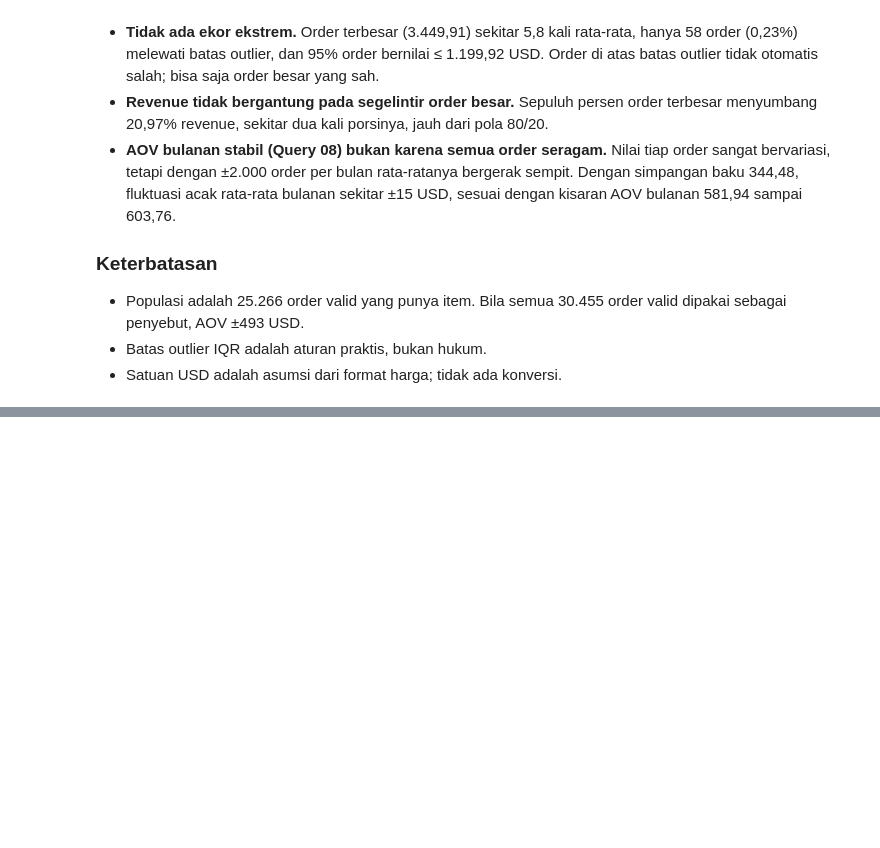
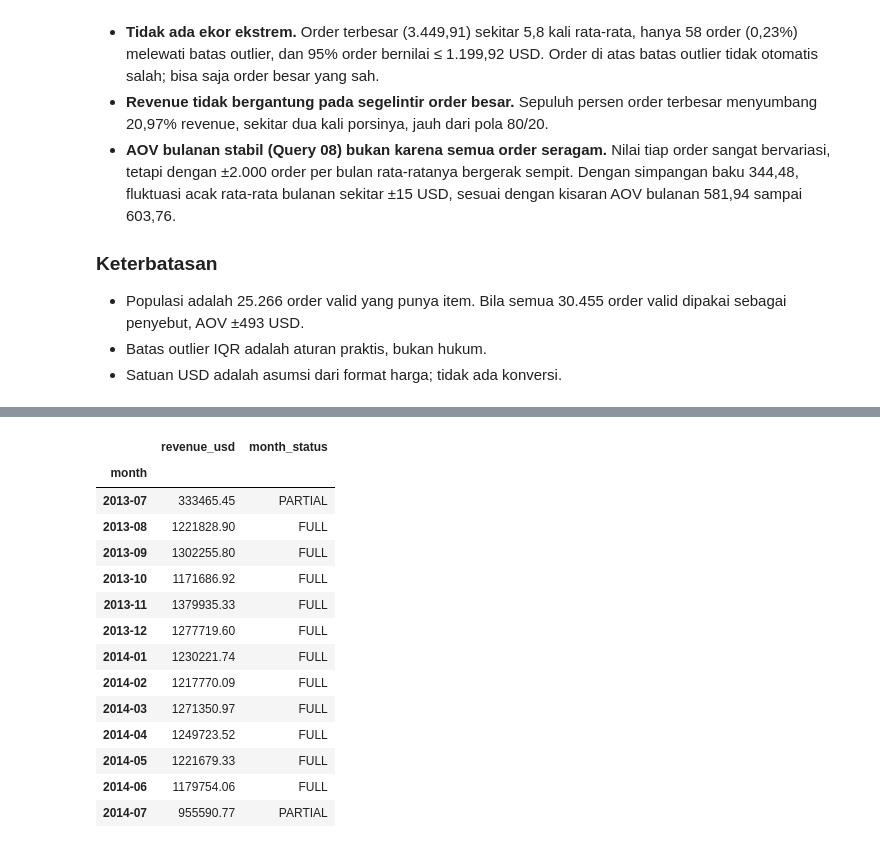
Before and after one commit to alifsyafan/data-engineering-portofolio, a Jupyter notebook: 01-sql-ecommerce-analysis/notebooks/01_eda_and_mart_prep.ipynb, the cells around one changed output, grey strips where cells are left out. Cells and saved outputs as stored; diff of their text form; code cells hidden in the pictures; blank space fills up the shorter version.

Commit message:
feat: build data marts for Looker Studio with data dictionary

```diff
--- a/01-sql-ecommerce-analysis/notebooks/01_eda_and_mart_prep.ipynb
+++ b/01-sql-ecommerce-analysis/notebooks/01_eda_and_mart_prep.ipynb
@@ -586,0 +625,18 @@ monthly_aov
+# %%
+# Sel 1
+full_df = (
+    orders
+    .merge(order_items, left_on="order_id", right_on="order_item_order_id",
+           how="inner", validate="one_to_many")
+    .merge(products, left_on="order_item_product_id", right_on="product_id",
+           how="left", validate="many_to_one")
+    .merge(categories, left_on="product_category_id", right_on="category_id",
+           how="left", validate="many_to_one")
+    .merge(departments, left_on="category_department_id", right_on="department_id",
+           how="left", validate="many_to_one")
+)
+
+print("Baris full_df:", len(full_df), "| baris order_items:", len(order_items))   # harus sama: 172198
+print("Nilai kosong pada kunci hasil join:")
+print(full_df[["product_id", "category_id", "department_id"]].isna().sum())       # semua 0
+print("Nama departemen unik?", departments["department_name"].is_unique)         # True
@@ -586,0 +692,15 @@ monthly_aov
+# %%
+# Sel 3
+valid_mask = mart_daily_sales["is_valid_revenue"]
+
+print("Nilai kosong:\n", mart_daily_sales.isna().sum())
+print("Status tak terpetakan:", mart_daily_sales["status_group"].isna().sum())
+print("Duplikat grain:", mart_daily_sales.duplicated(["order_date", "order_status", "category_id"]).sum())
+print("Hari unik:", mart_daily_sales["order_date"].nunique())
+
+print("\nTotal revenue semua status:", round(mart_daily_sales["revenue_usd"].sum(), 2))
+print("Total valid revenue        :", round(mart_daily_sales.loc[valid_mask, "revenue_usd"].sum(), 2))
+print("Total unit: mart =", mart_daily_sales["total_units"].sum(), "| order_items =", order_items["order_item_quantity"].sum())
+
+print("\nSUM(unique_orders) valid :", mart_daily_sales.loc[valid_mask, "unique_orders"].sum())
+print("Order valid sebenarnya   :", full_df.loc[full_df["order_status"].isin(VALID_STATUSES), "order_id"].nunique())
@@ -586,0 +747,25 @@ monthly_aov
+# %%
+monthly = (
+    mart_daily_sales[valid_mask]
+    .assign(month=pd.to_datetime(mart_daily_sales.loc[valid_mask, "order_date"]).dt.strftime("%Y-%m"))
+    .groupby("month")
+    .agg(revenue_usd=("revenue_usd", "sum"), month_status=("month_status", "first"))
+)
+monthly["revenue_usd"] = monthly["revenue_usd"].round(2)
+monthly
+# %% [output]
+|  | revenue_usd | month_status |
+| month |  |  |
+| 2013-07 | 333465.45 | PARTIAL |
+| 2013-08 | 1221828.90 | FULL |
+| 2013-09 | 1302255.80 | FULL |
+| 2013-10 | 1171686.92 | FULL |
+| 2013-11 | 1379935.33 | FULL |
+| 2013-12 | 1277719.60 | FULL |
+| 2014-01 | 1230221.74 | FULL |
+| 2014-02 | 1217770.09 | FULL |
+| 2014-03 | 1271350.97 | FULL |
+| 2014-04 | 1249723.52 | FULL |
+| 2014-05 | 1221679.33 | FULL |
+| 2014-06 | 1179754.06 | FULL |
+| 2014-07 | 955590.77 | PARTIAL |
```
Also changed, not shown: parts of 11 cells of this notebook, 6 other files.
